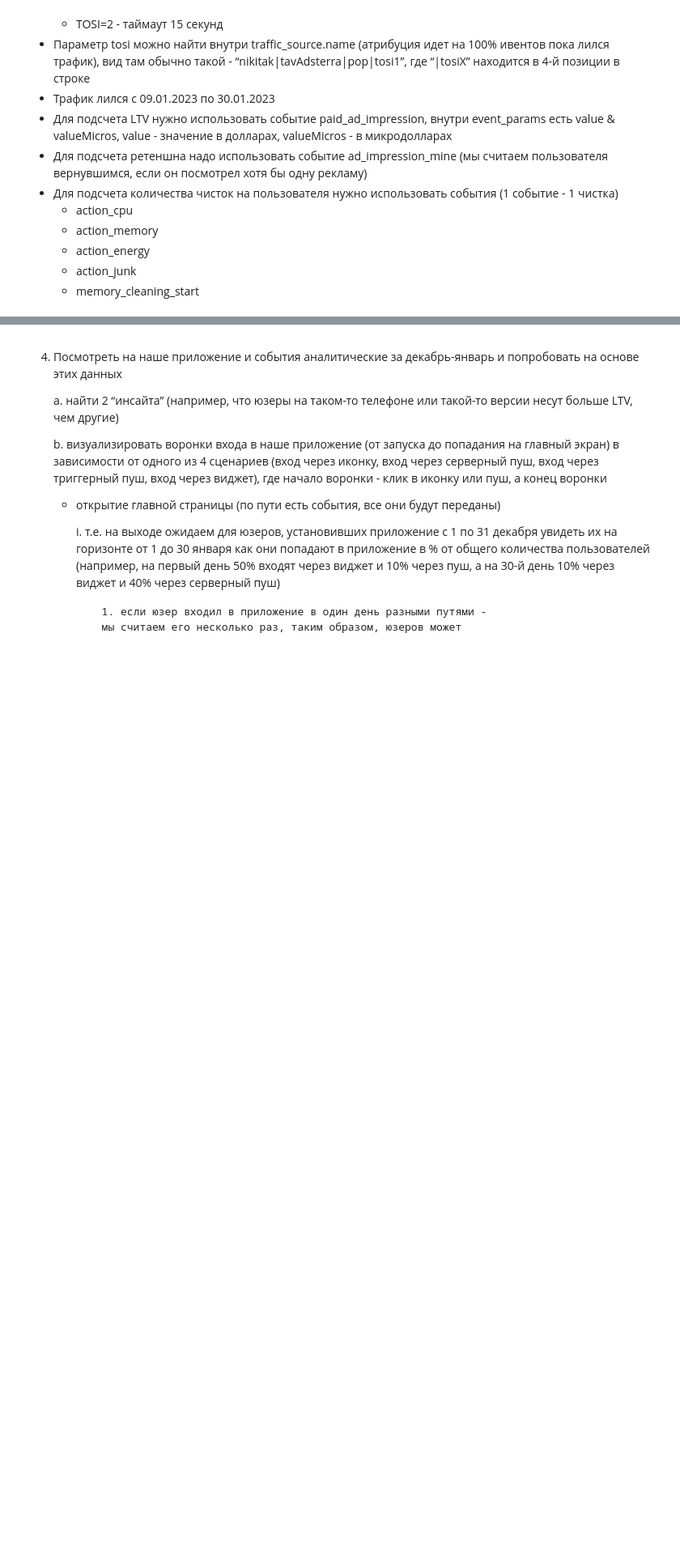
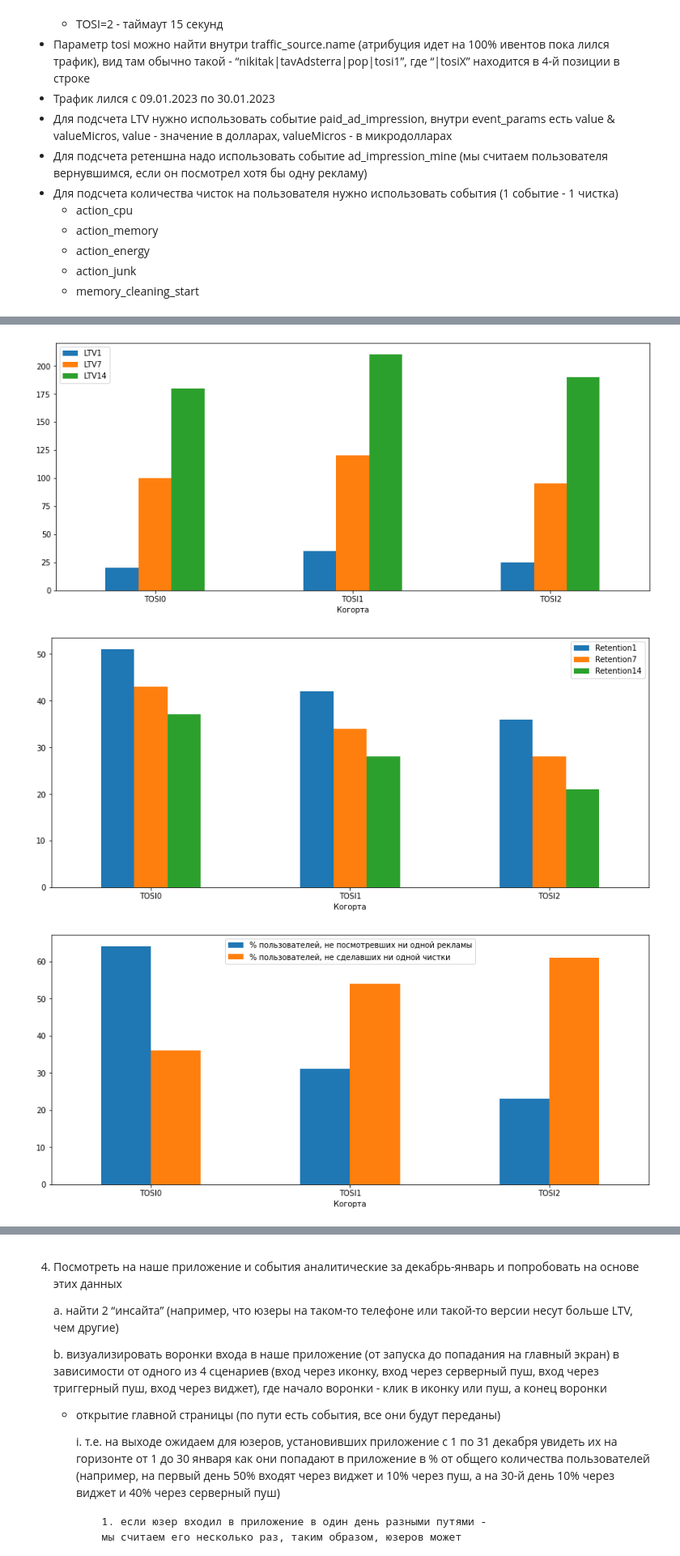
Before and after one commit to KotovIvanUnique/data_analysis_practice, a Jupyter notebook: test_case_2/test_case_2.ipynb, the cells around one changed output, grey strips where cells are left out. Shown at 81% size. Drawn from its saved outputs; the diff is of its cells as text; code cells hidden in the pictures; blank space fills up the shorter version.

```diff
--- a/test_case_2/test_case_2.ipynb
+++ b/test_case_2/test_case_2.ipynb
@@ -257,0 +434,20 @@ def show_metrics_tosi(df: pd.DataFrame):
+# %%
+df_metrics = pd.DataFrame([['TOSI0', 20, 100, 180, 51, 43, 37, 64, 5.6, 36],
+                           ['TOSI1', 35, 120, 210, 42, 34, 28, 31, 4.3, 54],
+                           ['TOSI2', 25, 95, 190, 36, 28, 21, 23, 4.1, 61]],
+                           columns=['cohort',
+                                    'ltv_1',
+                                    'ltv_7',
+                                    'ltv_14',
+                                    'retention_1',
+                                    'retention_7',
+                                    'retention_14',
+                                    'no_ad_percentage',
+                                    'avg_cnt_cleaning',
+                                    'no_cleaning_percentage'])
+# %%
+show_metrics_tosi(df_metrics)
+# %% [output]
+[figure, added]
+[figure, added]
+[figure, added]
```
Also changed, not shown: parts of 22 cells of this notebook.
